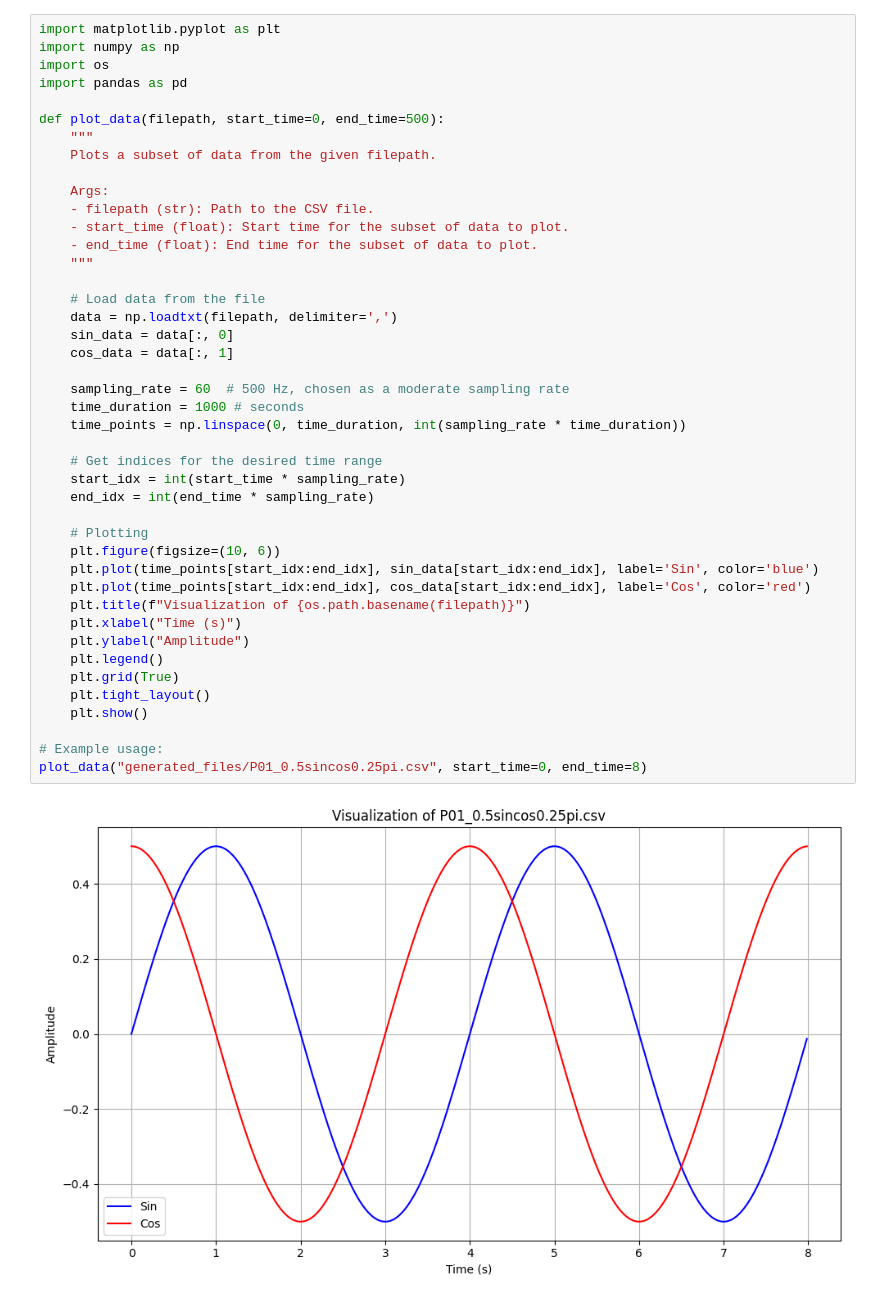
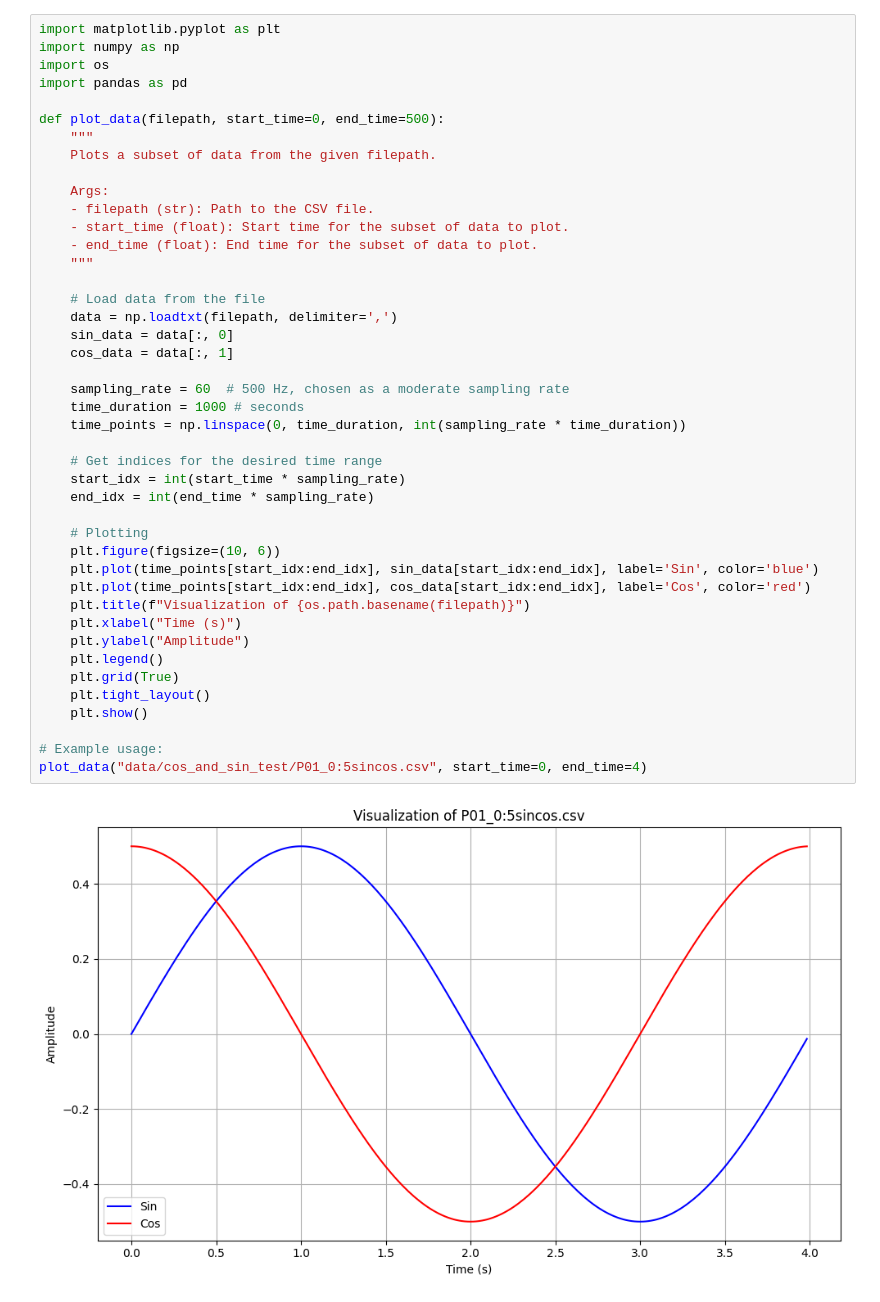
Before and after one commit to tonyyunyang/self_supervised_eyegaze, a Jupyter notebook: generate_cos_sin_data_visualisation.ipynb, the cells around one changed output. Saved outputs shown, nothing was run; the diff lists cells and outputs as text.

```diff
--- a/generate_cos_sin_data_visualisation.ipynb
+++ b/generate_cos_sin_data_visualisation.ipynb
@@ -14,32 +14,32 @@ def plot_data(filepath, start_time=0, end_time=500):
     - end_time (float): End time for the subset of data to plot.
     """
 
     # Load data from the file
     data = np.loadtxt(filepath, delimiter=',')
     sin_data = data[:, 0]
     cos_data = data[:, 1]
 
     sampling_rate = 60  # 500 Hz, chosen as a moderate sampling rate
     time_duration = 1000 # seconds
     time_points = np.linspace(0, time_duration, int(sampling_rate * time_duration))
 
     # Get indices for the desired time range
     start_idx = int(start_time * sampling_rate)
     end_idx = int(end_time * sampling_rate)
 
     # Plotting
     plt.figure(figsize=(10, 6))
     plt.plot(time_points[start_idx:end_idx], sin_data[start_idx:end_idx], label='Sin', color='blue')
     plt.plot(time_points[start_idx:end_idx], cos_data[start_idx:end_idx], label='Cos', color='red')
     plt.title(f"Visualization of {os.path.basename(filepath)}")
     plt.xlabel("Time (s)")
     plt.ylabel("Amplitude")
     plt.legend()
     plt.grid(True)
     plt.tight_layout()
     plt.show()
 
 # Example usage:
-plot_data("generated_files/P01_0.5sincos0.25pi.csv", start_time=0, end_time=8)
+plot_data("data/cos_and_sin_test/P01_0:5sincos.csv", start_time=0, end_time=4)
 # %% [output]
-[figure, old version]
+[figure, new version]
```
Also changed, not shown: 15 other files.
